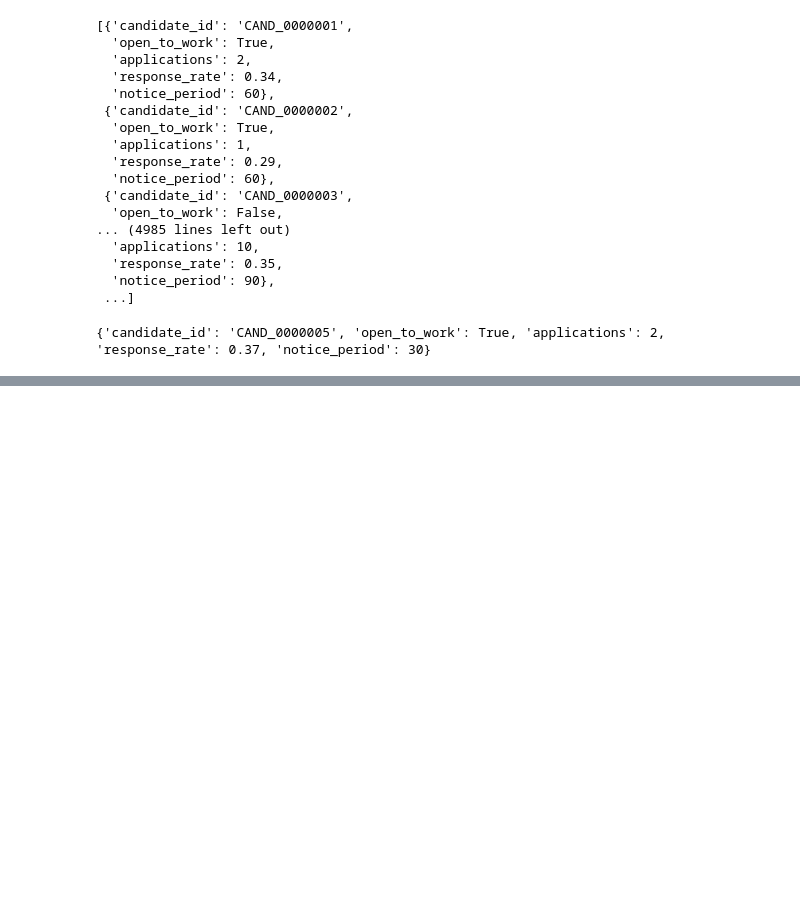
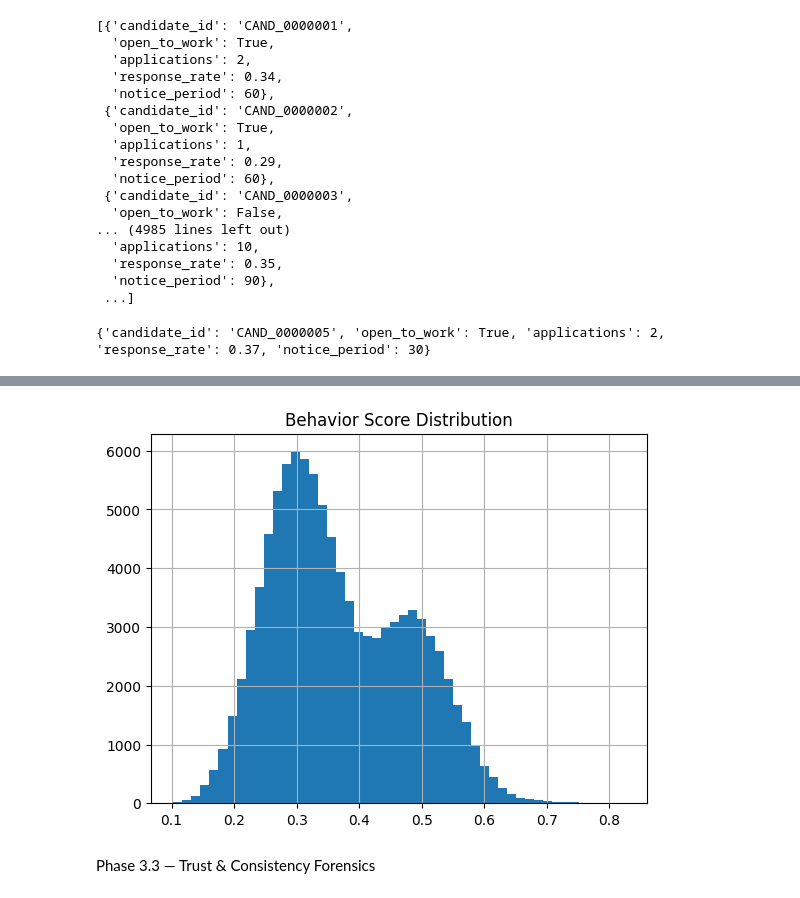
Before and after one commit to Theshmphony7580/autorecruit-, a Jupyter notebook: data_forensic _files/03_ranking_forensics.ipynb, the cells around one changed output, grey strips where cells are left out. Drawn from its saved outputs; the diff is of its cells as text; code cells hidden in the pictures; blank space fills up the shorter version.

```diff
--- a/data_forensic _files/03_ranking_forensics.ipynb
+++ b/data_forensic _files/03_ranking_forensics.ipynb
@@ -405,0 +729,7 @@ print(intent_rows[4])
+# %%
+availability_df["offer_acceptance"] = (
+    availability_df["offer_acceptance"]
+    .replace(-1, np.nan)
+)
+
+availability_df["offer_acceptance"]
@@ -405,0 +793,24 @@ print(intent_rows[4])
+# %%
+availability_df["behavior_score"] = (
+
+    0.30 *
+    availability_df["availability_score"]
+
+    +
+
+    0.25 *
+    availability_df["responsiveness_score"]
+
+    +
+
+    0.25 *
+    availability_df["demand_score"]
+
+    +
+
+    0.20 *
+    availability_df["reliability_score"]
+
+)
+
+availability_df["behavior_score"]
@@ -405,0 +874,14 @@ print(intent_rows[4])
+# %%
+import matplotlib.pyplot as plt
+
+availability_df["behavior_score"].hist(
+    bins=50
+)
+
+plt.title(
+    "Behavior Score Distribution"
+)
+
+plt.show()
+# %% [output]
+[figure, added]
@@ -405,0 +890,2 @@ print(intent_rows[4])
+# %% [markdown]
+Phase 3.3 — Trust & Consistency Forensics
```
Also changed, not shown: parts of 38 cells of this notebook.
